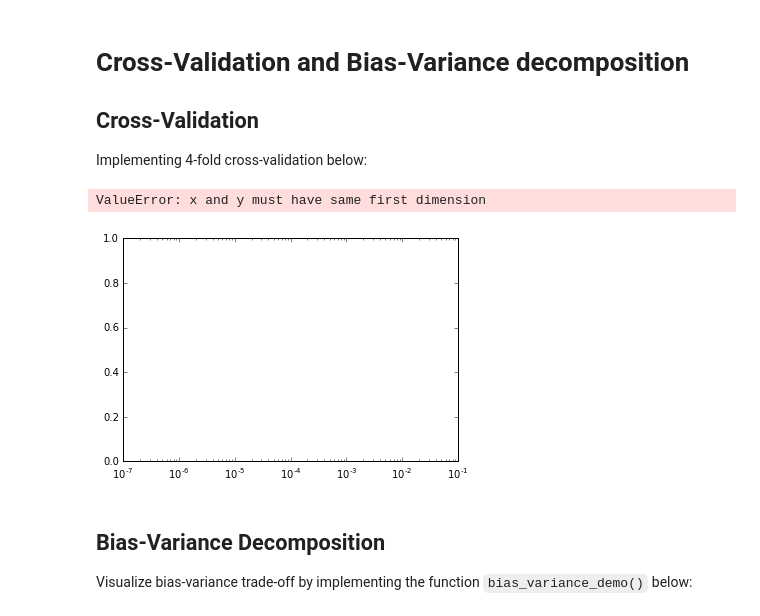
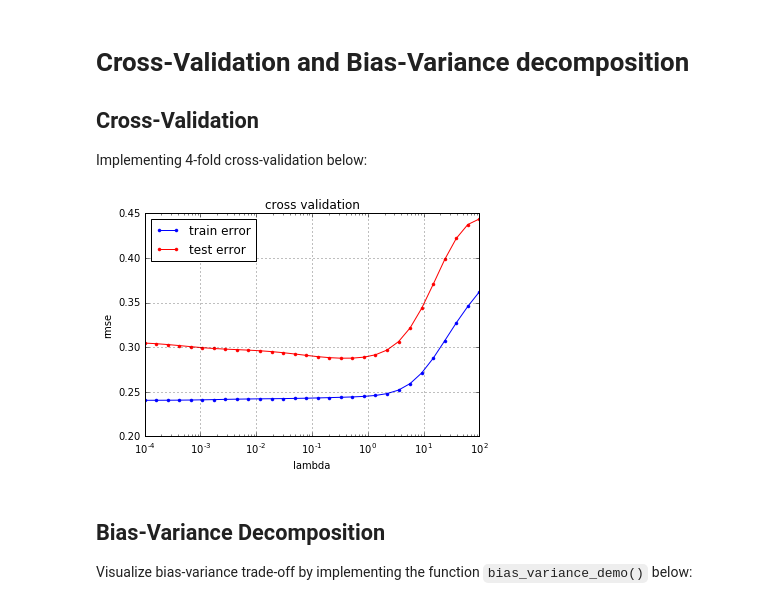
Before and after one commit to jmuth/ML_course, a Jupyter notebook: labs/ex04/template/ex04.ipynb, the cells around one changed output. Cells and saved outputs as stored; diff of their text form; code cells hidden in the pictures.

```diff
--- a/labs/ex04/template/ex04.ipynb
+++ b/labs/ex04/template/ex04.ipynb
@@ -27,7 +27,7 @@ def build_k_indices(y, k_fold, seed):
                  for k in range(k_fold)]
     return np.array(k_indices)
 # %%
-from costs import compute_mse
+from costs import *
 from ridge_regression import ridge_regression
 from build_polynomial import build_poly
 
@@ -37,46 +37,66 @@ def cross_validation(y, x, k_indices, k, lambda_, degree):
     # INSERT YOUR CODE HERE
     # get k'th subgroup in test, others in train: TODO
     # ***************************************************
-    raise NotImplementedError
+    ytest = y[k_indices[k]]
+
+    not_k = np.array([i for i in range(len(x)) if i not in k_indices[k]])
+    ytrain = y[not_k]
+    xtest = x[k_indices[k]]
+    xtrain = x[not_k]
     # ***************************************************
     # INSERT YOUR CODE HERE
     # form data with polynomial degree: TODO
     # ***************************************************
-    raise NotImplementedError
+    txtrain = build_poly(xtrain, degree)
+    txtest = build_poly(xtest, degree)
     # ***************************************************
     # INSERT YOUR CODE HERE
     # ridge regression: TODO
     # ***************************************************
-    raise NotImplementedError
+    w = ridge_regression(ytrain, txtrain, lambda_)
     # ***************************************************
     # INSERT YOUR CODE HERE
     # calculate the loss for train and test data: TODO
     # ***************************************************
-    raise NotImplementedError
+    loss_tr = compute_rmse(ytrain, txtrain, w)
+    loss_te = compute_rmse(ytest, txtest, w)
+
+
     return loss_tr, loss_te
 # %%
 from plots import cross_validation_visualization
 
 def cross_validation_demo():
     seed = 1
     degree = 7
     k_fold = 4
     lambdas = np.logspace(-4, 2, 30)
     # split data in k fold
     k_indices = build_k_indices(y, k_fold, seed)
     # define lists to store the loss of training data and test data
     mse_tr = []
     mse_te = []
     # ***************************************************
     # INSERT YOUR CODE HERE
     # cross validation: TODO
     # ***************************************************
+    for lambda_ in lambdas:
+        trainerrors = []
+        testerrors = []
+        for k in range(k_fold):
+            trainerror, testerror = cross_validation(y, x, k_indices, k, lambda_, degree)
+            trainerrors.append(trainerror)
+            testerrors.append(testerror)
+
+        mse_tr.append(np.mean(trainerrors))
+        mse_te.append(np.mean(testerrors))
+
+
     cross_validation_visualization(lambdas, mse_tr, mse_te)
 
 cross_validation_demo()
 # %% [output]
-ValueError: x and y must have same first dimension
-[figure, old version]
+[figure, new version]
 # %% [markdown]
 ## Bias-Variance Decomposition
 Visualize bias-variance trade-off by implementing the function `bias_variance_demo()` below:
```
Also changed, not shown: parts of 1 cell of this notebook, 5 other files.
